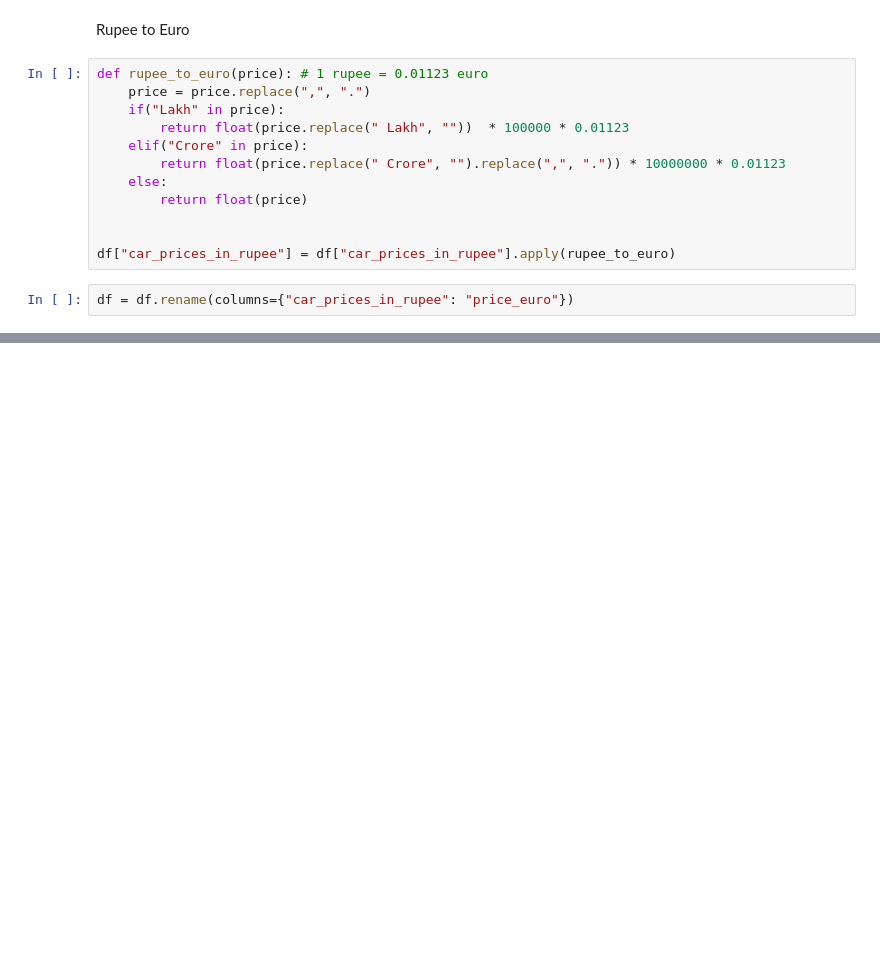
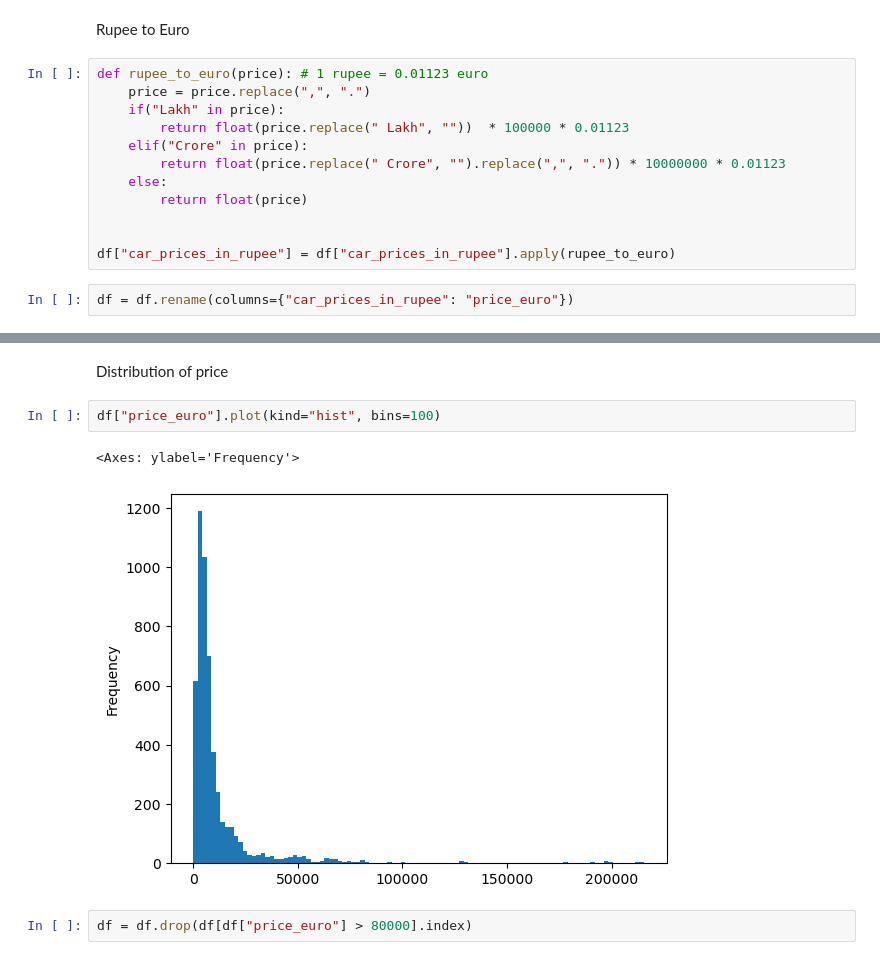
Before and after one commit to Orivex/ML_Practice, a Jupyter notebook: Car_Price_Predictor/NeuralNetwork.ipynb, the cells around one changed output, grey strips where cells are left out. Drawn from its saved outputs; the diff is of its cells as text; blank space fills up the shorter version.

```diff
--- a/Car_Price_Predictor/NeuralNetwork.ipynb
+++ b/Car_Price_Predictor/NeuralNetwork.ipynb
@@ -117,0 +242,9 @@ df
+# %% [markdown]
+Distribution of price
+# %%
+df["price_euro"].plot(kind="hist", bins=100)
+# %% [output]
+<Axes: ylabel='Frequency'>
+[figure, added]
+# %%
+df = df.drop(df[df["price_euro"] > 80000].index)
```
Also changed, not shown: parts of 54 cells of this notebook, 1 other file.
